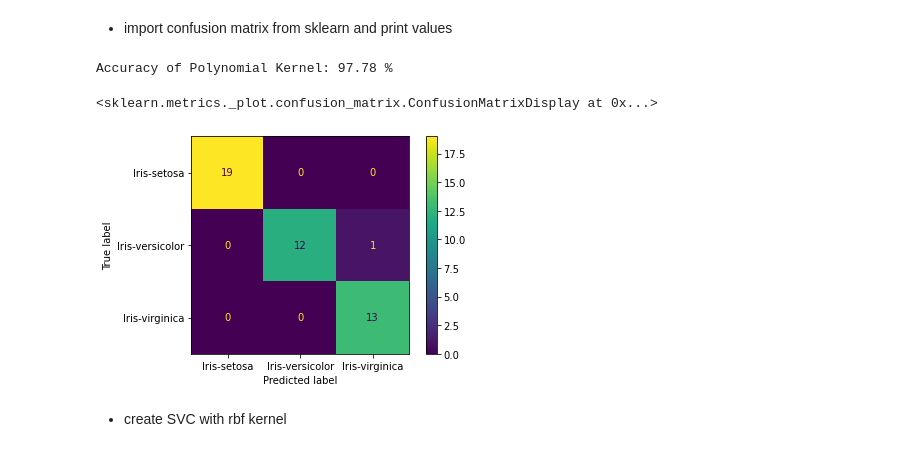
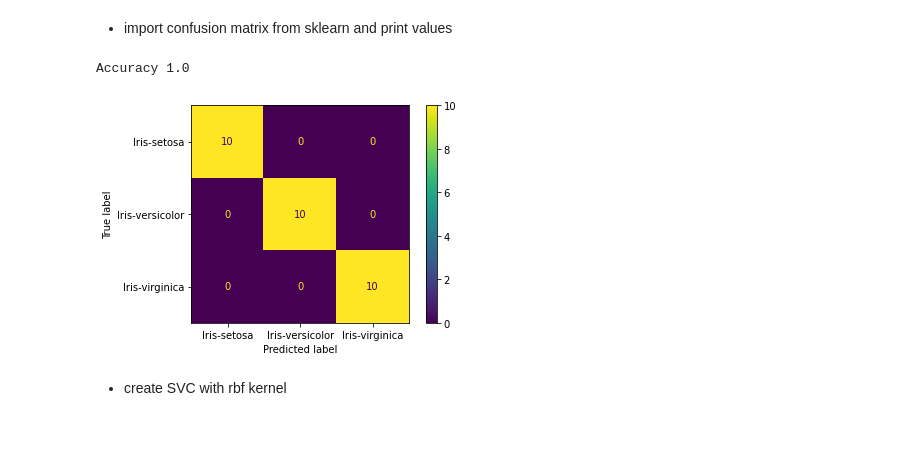
Before and after one commit to mshahiq/AI-DS-Exercises, a Jupyter notebook: Chapter 2/07. SVM/01_SVM_iris.ipynb, the cells around one changed output. Drawn from its saved outputs; the diff is of its cells as text; code cells hidden in the pictures.

```diff
--- a/Chapter 2/07. SVM/01_SVM_iris.ipynb
+++ b/Chapter 2/07. SVM/01_SVM_iris.ipynb
@@ -64,19 +35,18 @@ SVC(kernel='poly')
 # %% [markdown]
 * predict X_test
 # %%
-y_pred_poly = clf_poly.predict(X_test)
+predicted = clf.predict(X_test)
 # %% [markdown]
 * import confusion matrix from sklearn and print values
-# %%
-from sklearn import metrics
-print("Accuracy of Polynomial Kernel:",round((metrics.accuracy_score(y_test,y_pred_poly)*100),2),"%")
-
-from sklearn.metrics import plot_confusion_matrix
-plot_confusion_matrix(clf_poly,X_test,y_test)
-# %% [output]
-Accuracy of Polynomial Kernel: 97.78 %
-<sklearn.metrics._plot.confusion_matrix.ConfusionMatrixDisplay at 0x...>
-[figure, removed]
+# %%
+from sklearn.metrics import plot_confusion_matrix
+plot_confusion_matrix(clf,X_test,y_test)
+
+from sklearn import metrics
+print("Accuracy",metrics.accuracy_score(y_test,predicted))
+# %% [output]
+Accuracy 1.0
+[figure, added]
 # %% [markdown]
 * create SVC with rbf kernel
 # %%
```
Also changed, not shown: parts of 14 cells of this notebook.
